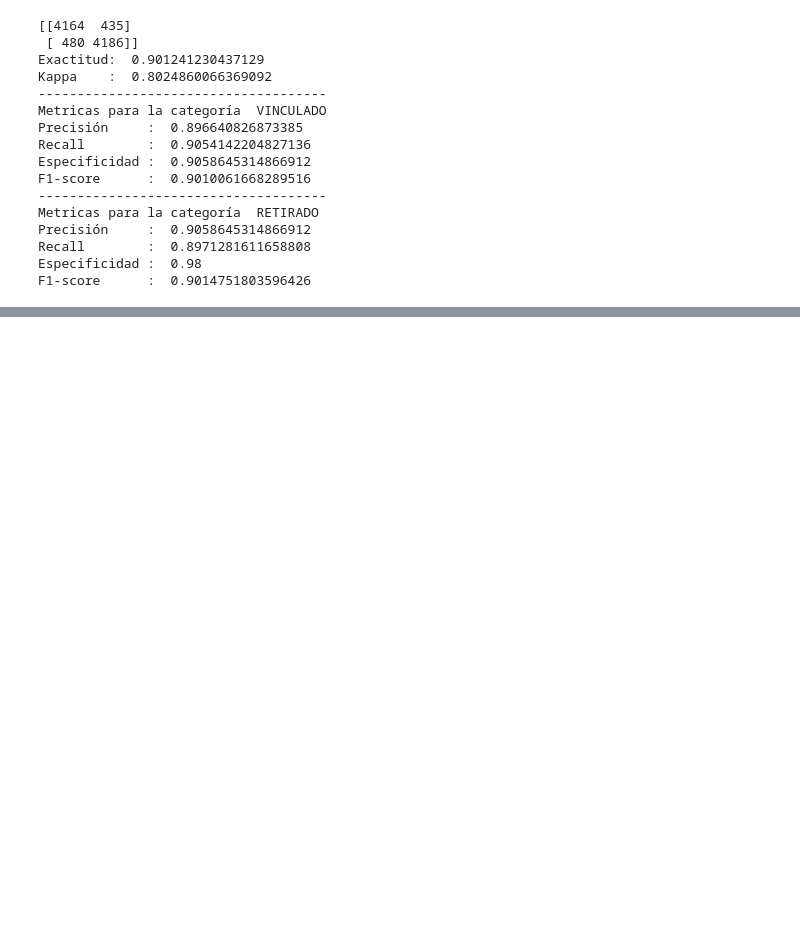
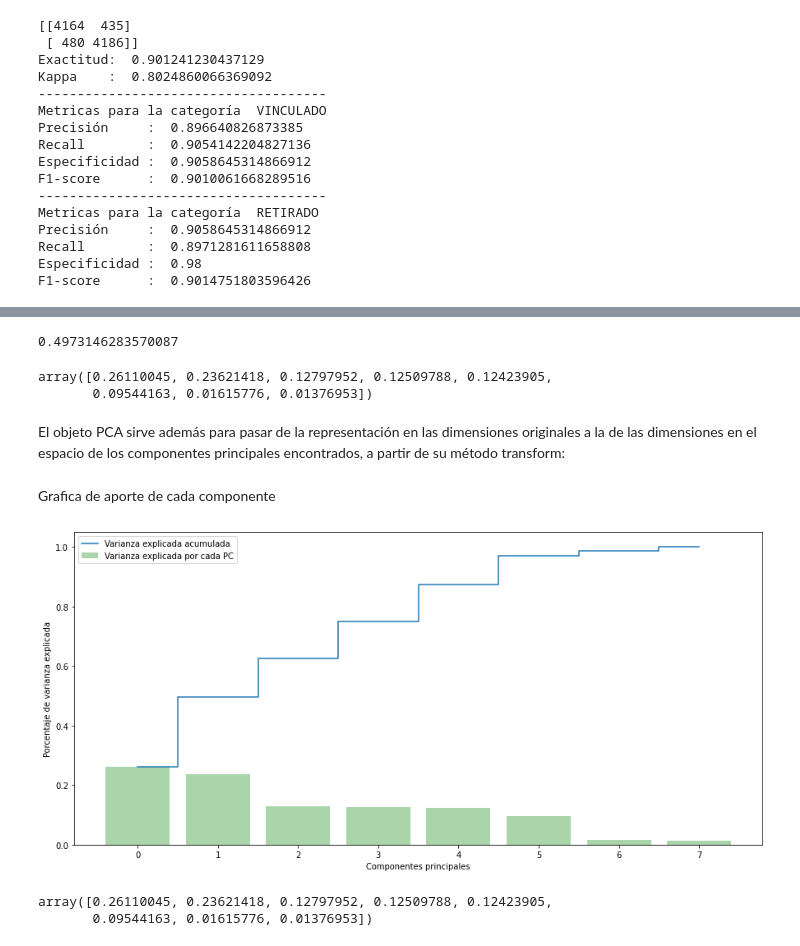
Before and after one commit to JuanDavidBallesteros/Telco-ML, a Jupyter notebook: Proyecto Final.ipynb, the cells around one changed output, grey strips where cells are left out. Saved outputs shown, nothing was run; the diff lists cells and outputs as text; code cells hidden in the pictures; blank space fills up the shorter version.

```diff
--- a/Proyecto Final.ipynb
+++ b/Proyecto Final.ipynb
@@ -856,0 +873,3 @@ F1-score      :  0.9014751803596426
+# %%
+df = df.drop("ESTADO_2", axis=1)
+df.head()
@@ -856,0 +902,4 @@ F1-score      :  0.9014751803596426
+# %%
+scaler = StandardScaler(with_mean=True, with_std=True)
+scaler.fit(df)
+print(scaler.mean_)
@@ -856,0 +913,3 @@ F1-score      :  0.9014751803596426
+# %%
+pca = PCA()
+df_proyectado = pca.fit_transform(df)
@@ -856,0 +947,13 @@ F1-score      :  0.9014751803596426
+# %%
+np.sum(pca.explained_variance_ratio_[0:2])
+# %% [output]
+0.4973146283570087
+# %%
+var_exp=pca.explained_variance_ratio_ # varianza explicada por cada PC
+cum_var_exp = np.cumsum(var_exp) # varianza acumulada por los primeros n PCs
+var_exp
+# %% [output]
+array([0.26110045, 0.23621418, 0.12797952, 0.12509788, 0.12423905,
+       0.09544163, 0.01615776, 0.01376953])
+# %% [markdown]
+El objeto PCA sirve además para pasar de la representación en las dimensiones originales a la de las dimensiones en el espacio de los componentes principales encontrados, a partir de su método transform:
@@ -856,0 +962,17 @@ F1-score      :  0.9014751803596426
+# %% [markdown]
+Grafica de aporte de cada componente
+# %%
+plt.figure(figsize=(15, 7))
+plt.bar(range(len(var_exp)), var_exp, alpha=0.3333, align='center', label='Varianza explicada por cada PC', color = 'g')
+plt.step(range(len(cum_var_exp)), cum_var_exp, where='mid',label='Varianza explicada acumulada')
+plt.ylabel('Porcentaje de varianza explicada')
+plt.xlabel('Componentes principales')
+plt.legend(loc='best')
+plt.show()
+# %% [output]
+[figure, added]
+# %%
+pca.explained_variance_ratio_
+# %% [output]
+array([0.26110045, 0.23621418, 0.12797952, 0.12509788, 0.12423905,
+       0.09544163, 0.01615776, 0.01376953])
```
Also changed, not shown: parts of 18 cells of this notebook.
